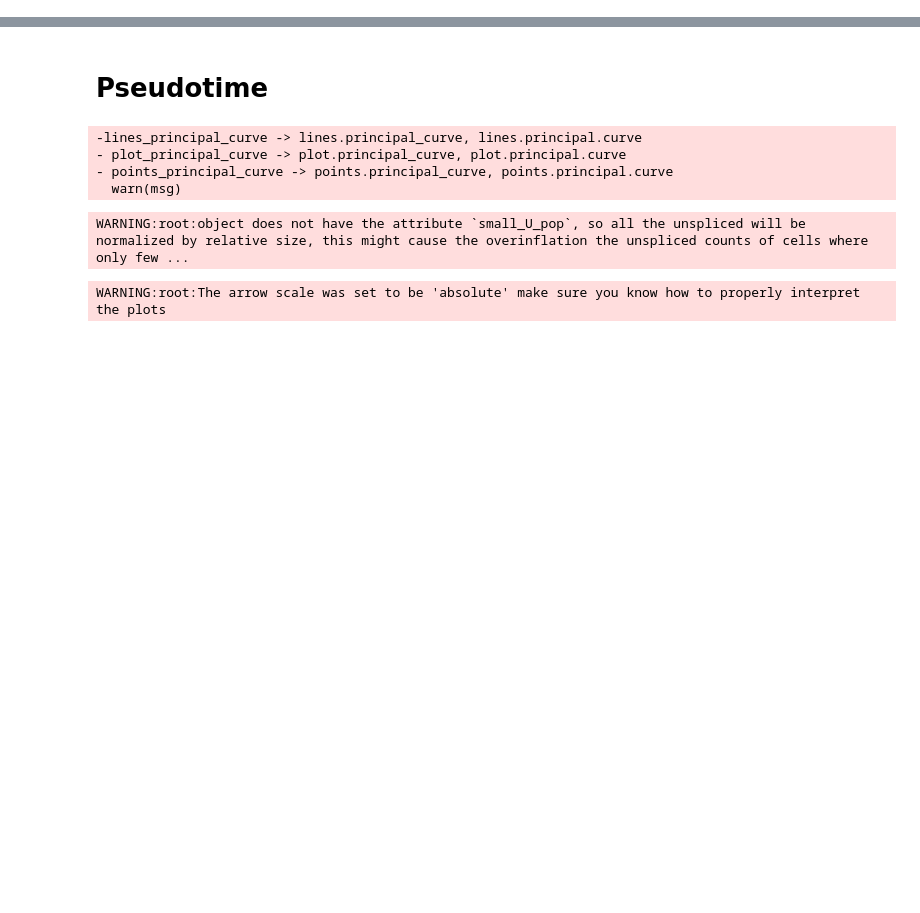
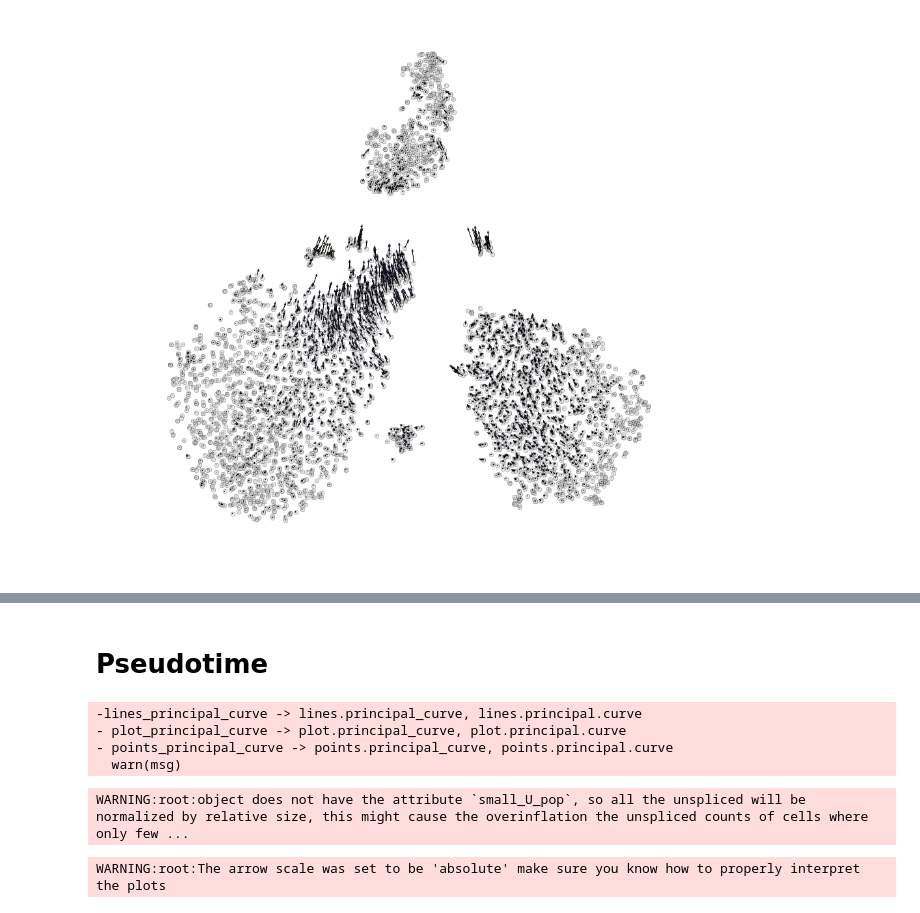
Before and after one commit to smorabit/kessenbrock_rotation, a Jupyter notebook: jupyter_notebooks/otherinds.ipynb, the cells around one changed output, grey strips where cells are left out. Cells and saved outputs as stored; diff of their text form; code cells hidden in the pictures; blank space fills up the shorter version.

```diff
--- a/jupyter_notebooks/otherinds.ipynb
+++ b/jupyter_notebooks/otherinds.ipynb
@@ -272,0 +184,3 @@ plt.savefig(print_dir + "velocity_magnitudes.pdf")
+# %%
+bh_tsne = TSNE()
+ind.ts = bh_tsne.fit_transform(ind.pcs[:, :25])
@@ -272,0 +191,20 @@ plt.savefig(print_dir + "velocity_magnitudes.pdf")
+# %%
+#raw velocity tsne
+f, ax = plt.subplots(1,1, figsize=(7,7),dpi=150)
+plt.subplot(111)
+quiver_scale = 25
+plt.scatter(ind.embedding[:, 0], ind.embedding[:, 1],
+            c="0.8", alpha=0.2, s=10, edgecolor="")
+
+ix_choice = np.random.choice(ind.embedding.shape[0], size=int(ind.embedding.shape[0]/1.), replace=False)
+plt.scatter(ind.embedding[ix_choice, 0], ind.embedding[ix_choice, 1],
+            c="0.8", alpha=0.4, s=10, edgecolor=(0,0,0,1), lw=0.3, rasterized=True)
+
+quiver_kwargs=dict(headaxislength=7, headlength=11, headwidth=8,linewidths=0.25, width=0.00045,edgecolors="k", color=ind.colorandum[ix_choice], alpha=1)
+plt.quiver(ind.embedding[ix_choice, 0], ind.embedding[ix_choice, 1],
+           ind.delta_embedding[ix_choice, 0], ind.delta_embedding[ix_choice, 1],
+           scale=quiver_scale, **quiver_kwargs)
+plt.axis("off");
+plt.savefig(print_dir + "{}_raw_velocity.pdf".format(ind_name))
+# %% [output]
+[figure, added]
```
Also changed, not shown: parts of 66 cells of this notebook.
